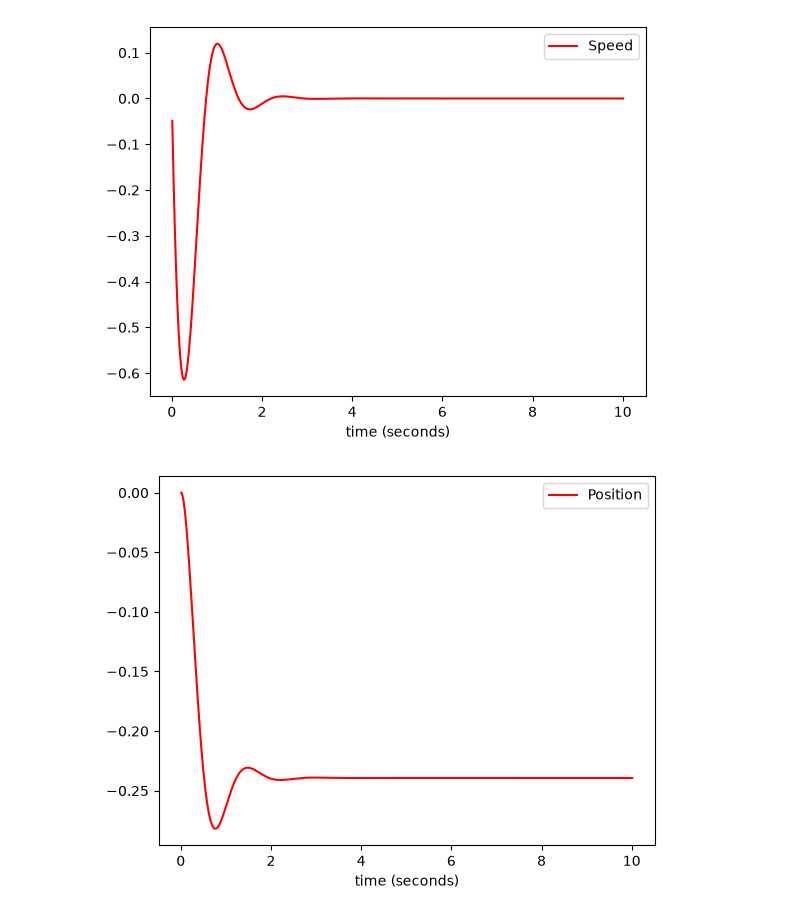
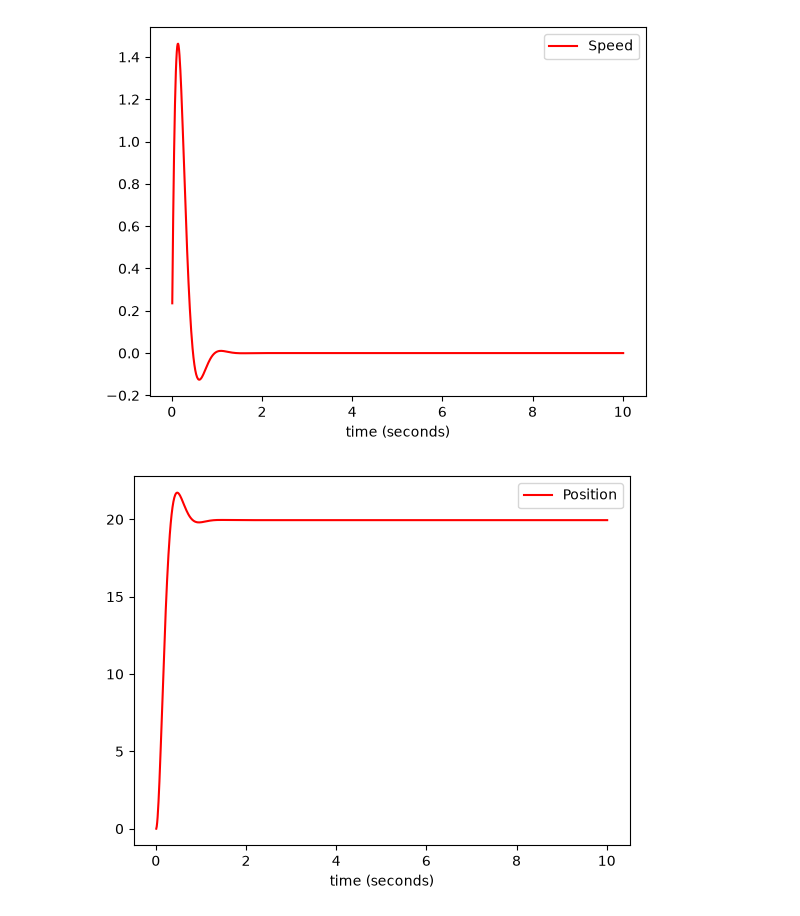
Before and after one commit to UniCT-ARSLab/arslabrobotics, a Jupyter notebook: examples/MPC/mpc_arm.ipynb, the cells around one changed output. Saved outputs shown, nothing was run; the diff lists cells and outputs as text; code cells hidden in the pictures.

```diff
--- a/examples/MPC/mpc_arm.ipynb
+++ b/examples/MPC/mpc_arm.ipynb
@@ -15,8 +15,8 @@ class MPC_Arm:
 
     def __init__(self):
         self.model_arm = ar.system.Arm(1.0, 0.5, 0.9)
-        self.Q = np.array([10.0, 0.0])  # Peso alto su errore posizione, basso su velocità
-        self.R = 1                    # Peso sull'azione di controllo (energia)
+        self.Q = np.array([5.0, 0.0])  # Peso alto su errore posizione, basso su velocità
+        self.R = 0.1                    # Peso sull'azione di controllo (energia)
         self.N = 20
         self.target = np.array([0.0, 0.0])
         self.delta_t = 0.05
@@ -45,6 +45,7 @@ class MPC_Arm:
             total_cost += cost
 
             self.model_arm.evaluate(self.delta_t, u)
+        #print(cost)
         return total_cost
 
     def optimize(self, delta_t, initial_u, t, w):
@@ -78,37 +79,37 @@ push.add_y("push", "Push")
 arm = ar.system.Arm(1.0, 0.5, 0.9)
 
 ctrl = MPC_Arm()
-ctrl.set_target(np.radians(60),0)
+ctrl.set_target(np.radians(30),0)
 
 #ctrl.optimize(0.1, 100, 0, 0)
 
 
 t = ar.utils.Time(use_fake_time=True)
 t.start()
 force = 25
 while t.get() < 10:
 
     t.sleep(0.01)
     delta_t = t.elapsed()
 
     force_array = ctrl.optimize(delta_t, force, arm.theta, arm.omega)
 
     force = force_array[0]
 
     (p, v) = arm.evaluate(delta_t, force)
 
     spd.append_x(t.get())
     spd.append_y("speed", v)
 
     pos.append_x(t.get())
-    pos.append_y("pos", p)
+    pos.append_y("pos", np.degrees(p))
 
     push.append_x(t.get())
     push.append_y("push", force)
 
 spd.plot()
 pos.plot()
 push.plot()
 # %% [output]
-[figure, old version]
+[figure, new version]
-[figure, old version]
+[figure, new version]
```
Also changed, not shown: parts of 1 cell of this notebook, 54 other files.
